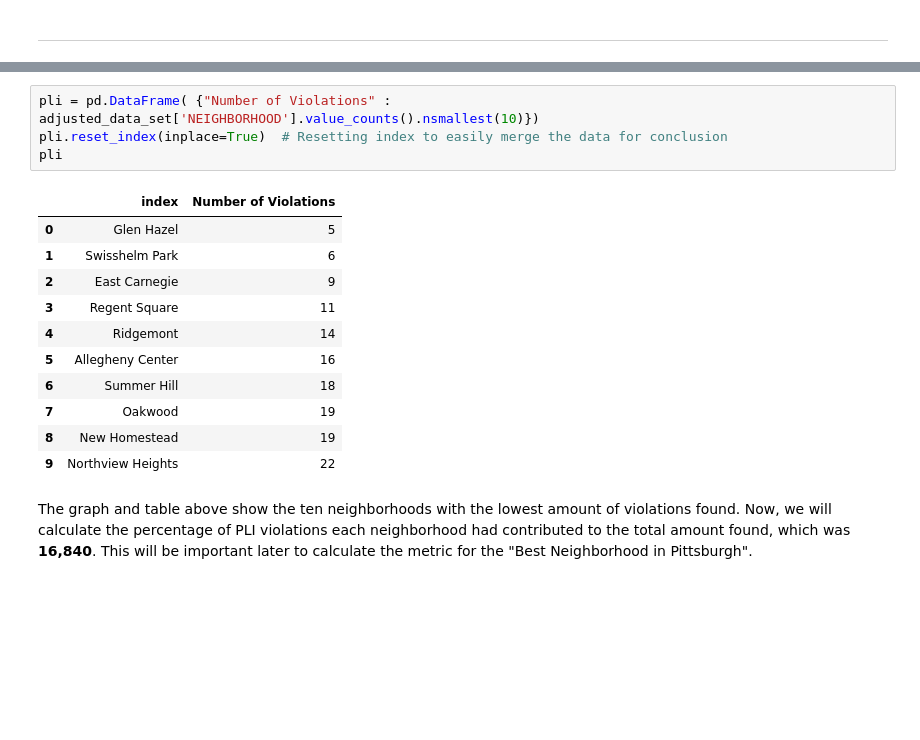
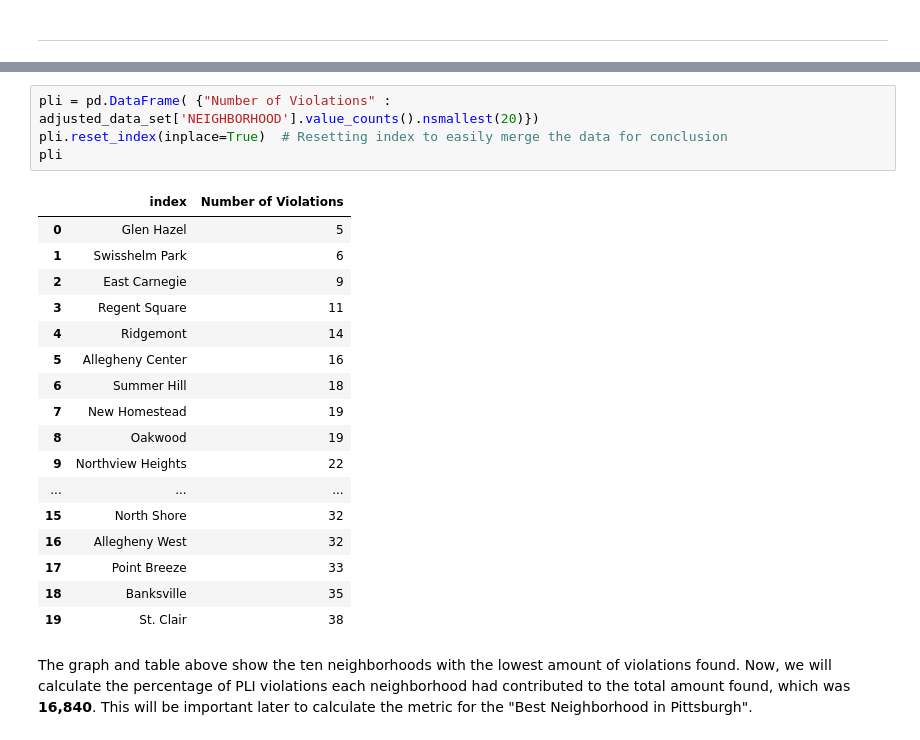
Before and after one commit to ToluwalaseAhmed/Final-Project, a Jupyter notebook: jof58_pli_violations.ipynb, the cells around one changed output, grey strips where cells are left out. Cells and saved outputs as stored; diff of their text form; blank space fills up the shorter version.

```diff
--- a/jof58_pli_violations.ipynb
+++ b/jof58_pli_violations.ipynb
@@ -194,19 +194,25 @@ Text(0, 0.5, 'Amount of Violations Found')
 # %%
-pli = pd.DataFrame( {"Number of Violations" : adjusted_data_set['NEIGHBORHOOD'].value_counts().nsmallest(10)})
+pli = pd.DataFrame( {"Number of Violations" : adjusted_data_set['NEIGHBORHOOD'].value_counts().nsmallest(20)})
 pli.reset_index(inplace=True)  # Resetting index to easily merge the data for conclusion
 pli
 # %% [output]
 |  | index | Number of Violations |
 | 0 | Glen Hazel | 5 |
 | 1 | Swisshelm Park | 6 |
 | 2 | East Carnegie | 9 |
 | 3 | Regent Square | 11 |
 | 4 | Ridgemont | 14 |
 | 5 | Allegheny Center | 16 |
 | 6 | Summer Hill | 18 |
-| 7 | Oakwood | 19 |
-| 8 | New Homestead | 19 |
+| 7 | New Homestead | 19 |
+| 8 | Oakwood | 19 |
 | 9 | Northview Heights | 22 |
+| ... | ... | ... |
+| 15 | North Shore | 32 |
+| 16 | Allegheny West | 32 |
+| 17 | Point Breeze | 33 |
+| 18 | Banksville | 35 |
+| 19 | St. Clair | 38 |
 # %% [markdown]
 The graph and table above show the ten neighborhoods with the lowest amount of violations found. Now, we will calculate the percentage of PLI violations each neighborhood had contributed to the total amount found, which was **16,840**. This will be important later to calculate the metric for the "Best Neighborhood in Pittsburgh".
 # %%
```
Also changed, not shown: parts of 18 cells of this notebook, 1 other file.
